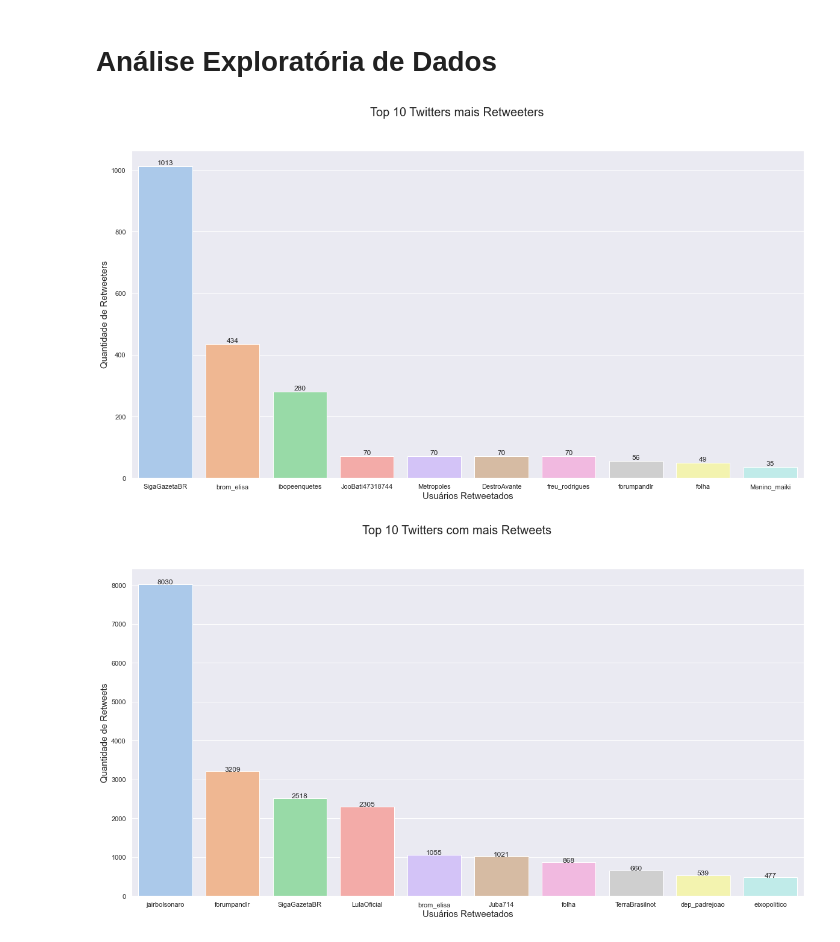
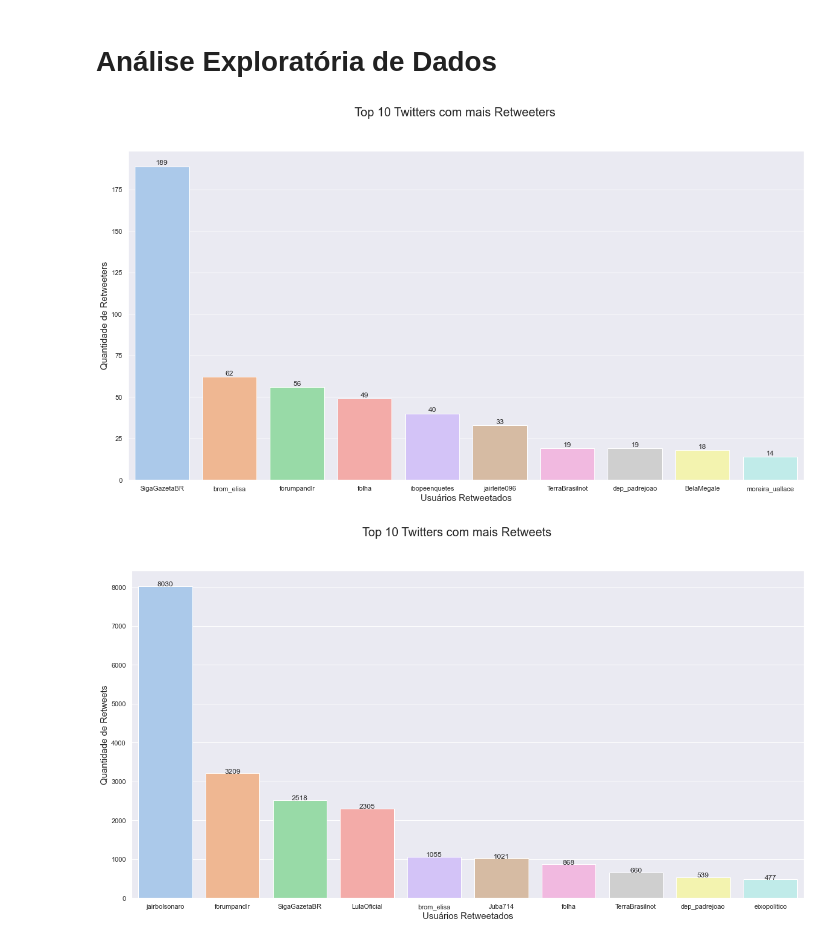
Before and after one commit to bezerraescossia/network-analysis, a Jupyter notebook: EDA.ipynb, the cells around one changed output. Saved outputs shown, nothing was run; the diff lists cells and outputs as text; code cells hidden in the pictures.

```diff
--- a/EDA.ipynb
+++ b/EDA.ipynb
@@ -106,28 +106,28 @@ df.describe(include='O')
 # Análise Exploratória de Dados
 # %%
 fig, ax = plt.subplots(1, 1, figsize=(20,10))
-fig.suptitle('Top 10 Twitters mais Retweeters', fontsize=20)
+fig.suptitle('Top 10 Twitters com mais Retweeters', fontsize=20)
 
 # Top 10 usuários mais retweetados
 _ = df.copy()
+_ = _.groupby(['user_id', 'retweeted_user_id', 'retweeted_user_name']).sum()
 _['count'] = 1
-_ = _.groupby(['retweeted_user_id', 'retweeted_user_name']).sum()
-_ = _[['count']].sort_values('count', ascending=False).head(10).reset_index()
+_ = _[['count']].reset_index().groupby('retweeted_user_name').sum().sort_values('count', ascending=False).reset_index().head(10)
 
 sns.barplot(data = _, x = 'retweeted_user_name', y = 'count', ax = ax)
 ax.set_ylabel('Quantidade de Retweeters', fontsize=15)
 ax.set_xlabel('Usuários Retweetados', fontsize=15)
 for p in ax.patches:
     try:
         a = int(p.get_height())
         if a != 0:
-            ax.annotate('{0:2d}'.format(a), (p.get_x() + 0.4, p.get_height() + 5), ha='center')
+            ax.annotate('{0:2d}'.format(a), (p.get_x() + 0.4, p.get_height() + 1), ha='center')
         else:
             continue
     except:
         continue
 # %% [output]
-[figure, old version]
+[figure, new version]
 # %%
 # Top 10 Twitters com mais Retweets
 fig, ax = plt.subplots(1, 1, figsize=(20,10))
```
Also changed, not shown: 2 other files.
